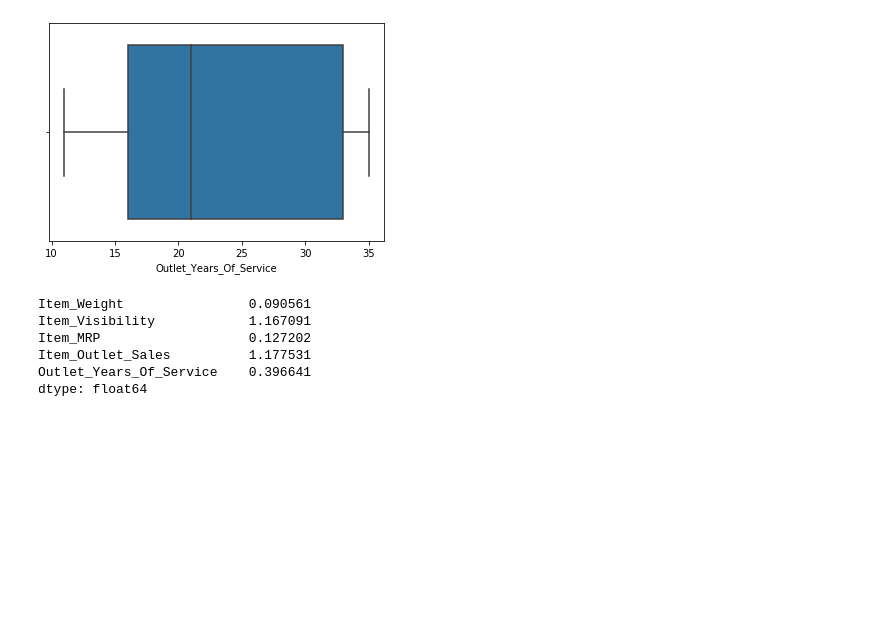
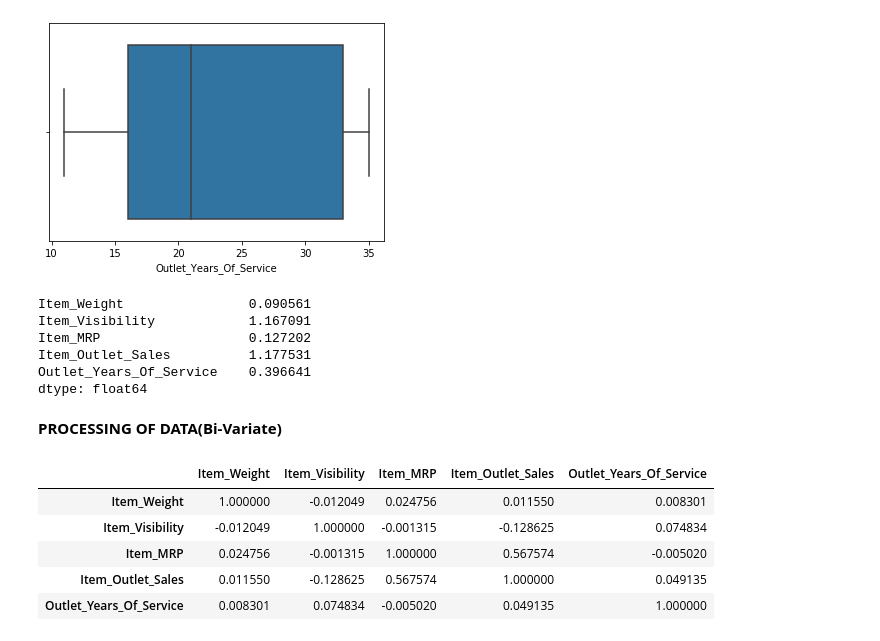
Before and after one commit to DSamson24/Big_Mart_Sales, a Jupyter notebook: Big_Mart_Sales.ipynb, the cells around one changed output. Cells and saved outputs as stored; diff of their text form; code cells hidden in the pictures; blank space fills up the shorter version.

```diff
--- a/Big_Mart_Sales.ipynb
+++ b/Big_Mart_Sales.ipynb
@@ -174,3 +174,16 @@ Item_MRP                   0.127202
 Item_Outlet_Sales          1.177531
 Outlet_Years_Of_Service    0.396641
 dtype: float64
+# %% [markdown]
+**PROCESSING OF DATA(Bi-Variate)**
+# %%
+correlation=big_mart.corr()
+# %%
+correlation
+# %% [output]
+|  | Item_Weight | Item_Visibility | Item_MRP | Item_Outlet_Sales | Outlet_Years_Of_Service |
+| Item_Weight | 1.000000 | -0.012049 | 0.024756 | 0.011550 | 0.008301 |
+| Item_Visibility | -0.012049 | 1.000000 | -0.001315 | -0.128625 | 0.074834 |
+| Item_MRP | 0.024756 | -0.001315 | 1.000000 | 0.567574 | -0.005020 |
+| Item_Outlet_Sales | 0.011550 | -0.128625 | 0.567574 | 1.000000 | 0.049135 |
+| Outlet_Years_Of_Service | 0.008301 | 0.074834 | -0.005020 | 0.049135 | 1.000000 |
```
Also changed, not shown: parts of 2 cells of this notebook.
